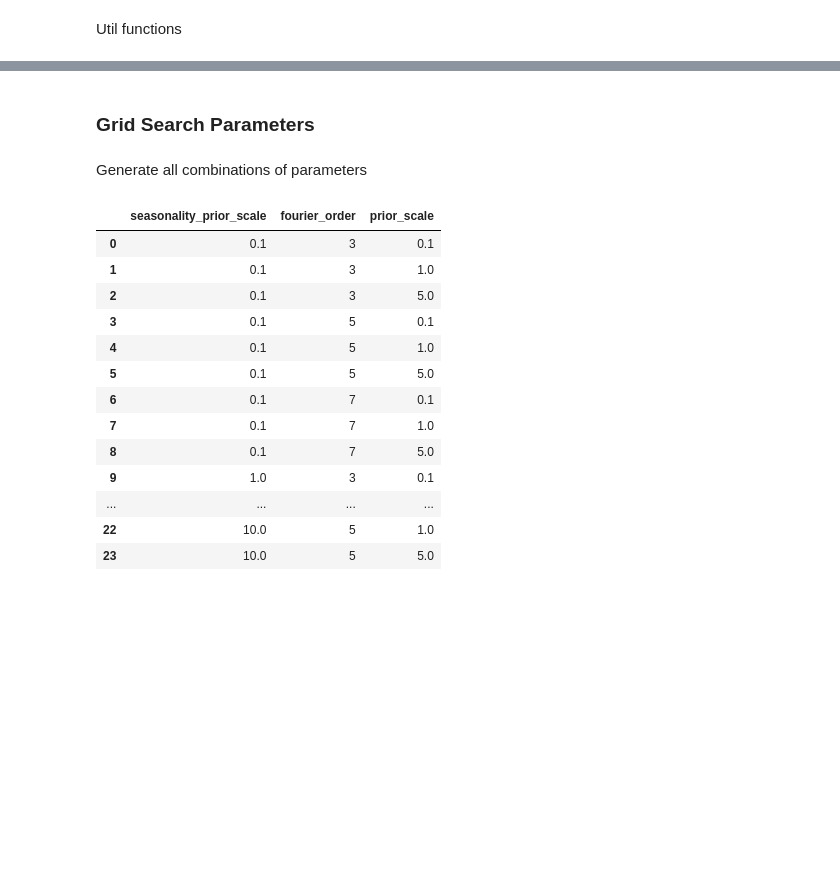
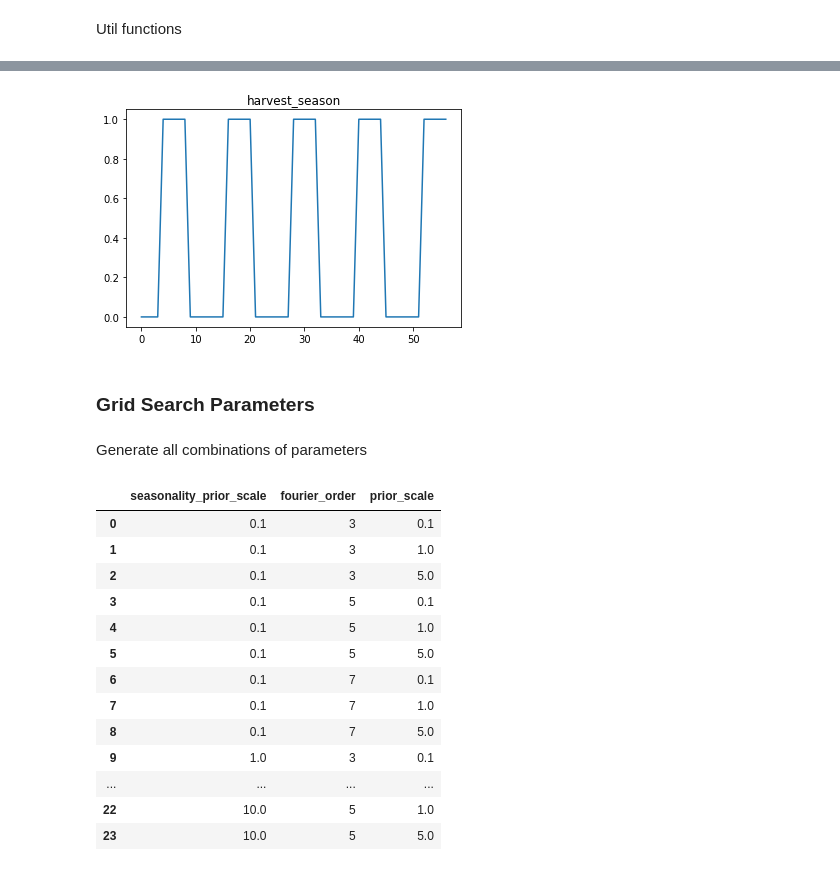
Before and after one commit to sgulyano/oae-pred-crop-prod, a Jupyter notebook: yield_prophet-tune.ipynb, the cells around one changed output, grey strips where cells are left out. Saved outputs shown, nothing was run; the diff lists cells and outputs as text; code cells hidden in the pictures; blank space fills up the shorter version.

```diff
--- a/yield_prophet-tune.ipynb
+++ b/yield_prophet-tune.ipynb
@@ -153,3 +165,9 @@ else:
+# %%
+if is_harvest_season:
+    df_area = df_area.apply(is_harvest_season, axis=1)
+    df_area['harvest_season'].astype(float).plot(title='harvest_season')
+# %% [output]
+[figure, added]
 # %% [markdown]
 ### Grid Search Parameters
 # %%
```
Also changed, not shown: parts of 19 cells of this notebook, 14 other files.
